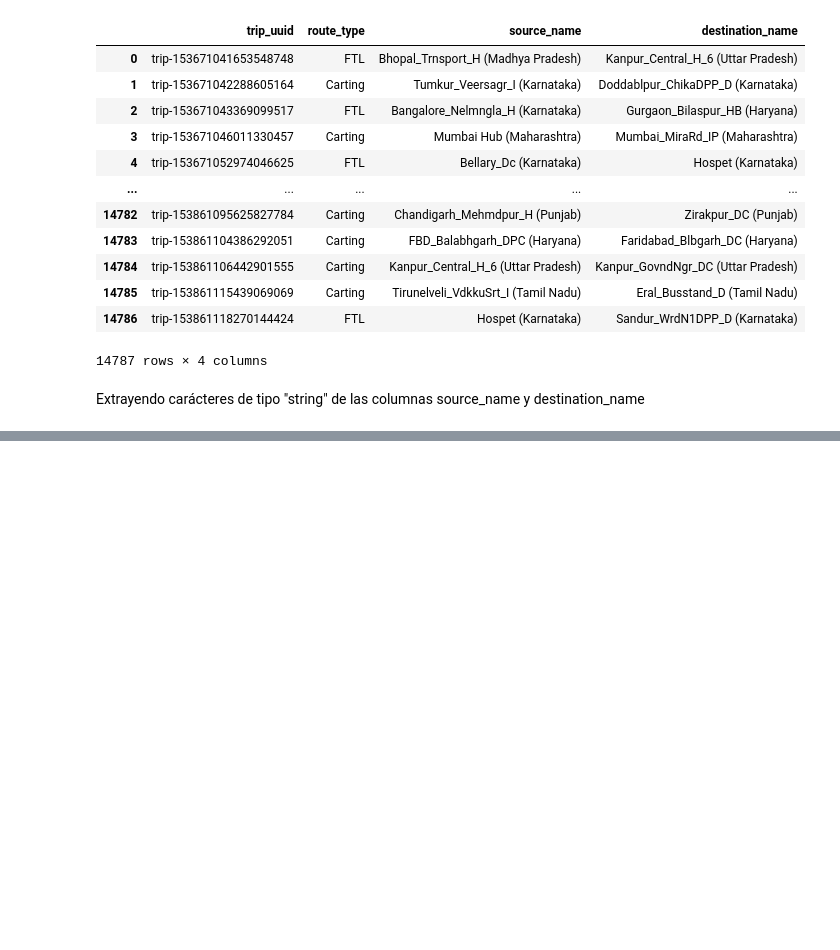
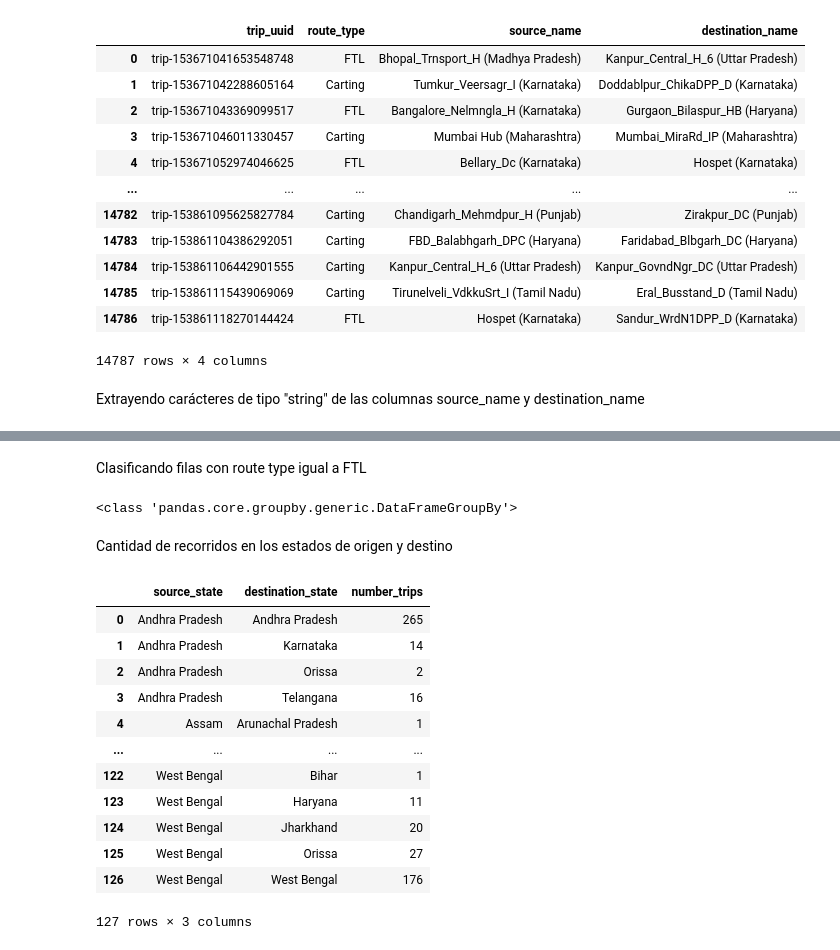
Before and after one commit to luroel/Deep-Dive-Delhivery, a Jupyter notebook: main.ipynb, the cells around one changed output, grey strips where cells are left out. Drawn from its saved outputs; the diff is of its cells as text; code cells hidden in the pictures; blank space fills up the shorter version.

Commit message:
Definiendo dataframe con las cantidades de viajes por estado de origen y destino

```diff
--- a/main.ipynb
+++ b/main.ipynb
@@ -281,0 +282,29 @@ df_computed
+# %% [markdown]
+Clasificando filas con route type igual a FTL
+# %%
+group_FTL = df_computed[df_computed['route_type'] == 'FTL']
+
+groupby_FTL = group_FTL.groupby(['source_state', 'destination_state'])
+datatype_data = type(groupby_FTL)
+print(datatype_data)
+# %% [output]
+<class 'pandas.core.groupby.generic.DataFrameGroupBy'>
+# %% [markdown]
+Cantidad de recorridos en los estados de origen y destino
+# %%
+df_number_trips = groupby_FTL.size().reset_index(name='number_trips')
+df_number_trips
+# %% [output]
+|  | source_state | destination_state | number_trips |
+| 0 | Andhra Pradesh | Andhra Pradesh | 265 |
+| 1 | Andhra Pradesh | Karnataka | 14 |
+| 2 | Andhra Pradesh | Orissa | 2 |
+| 3 | Andhra Pradesh | Telangana | 16 |
+| 4 | Assam | Arunachal Pradesh | 1 |
+| ... | ... | ... | ... |
+| 122 | West Bengal | Bihar | 1 |
+| 123 | West Bengal | Haryana | 11 |
+| 124 | West Bengal | Jharkhand | 20 |
+| 125 | West Bengal | Orissa | 27 |
+| 126 | West Bengal | West Bengal | 176 |
+127 rows × 3 columns
```
Also changed, not shown: parts of 1 cell of this notebook.
